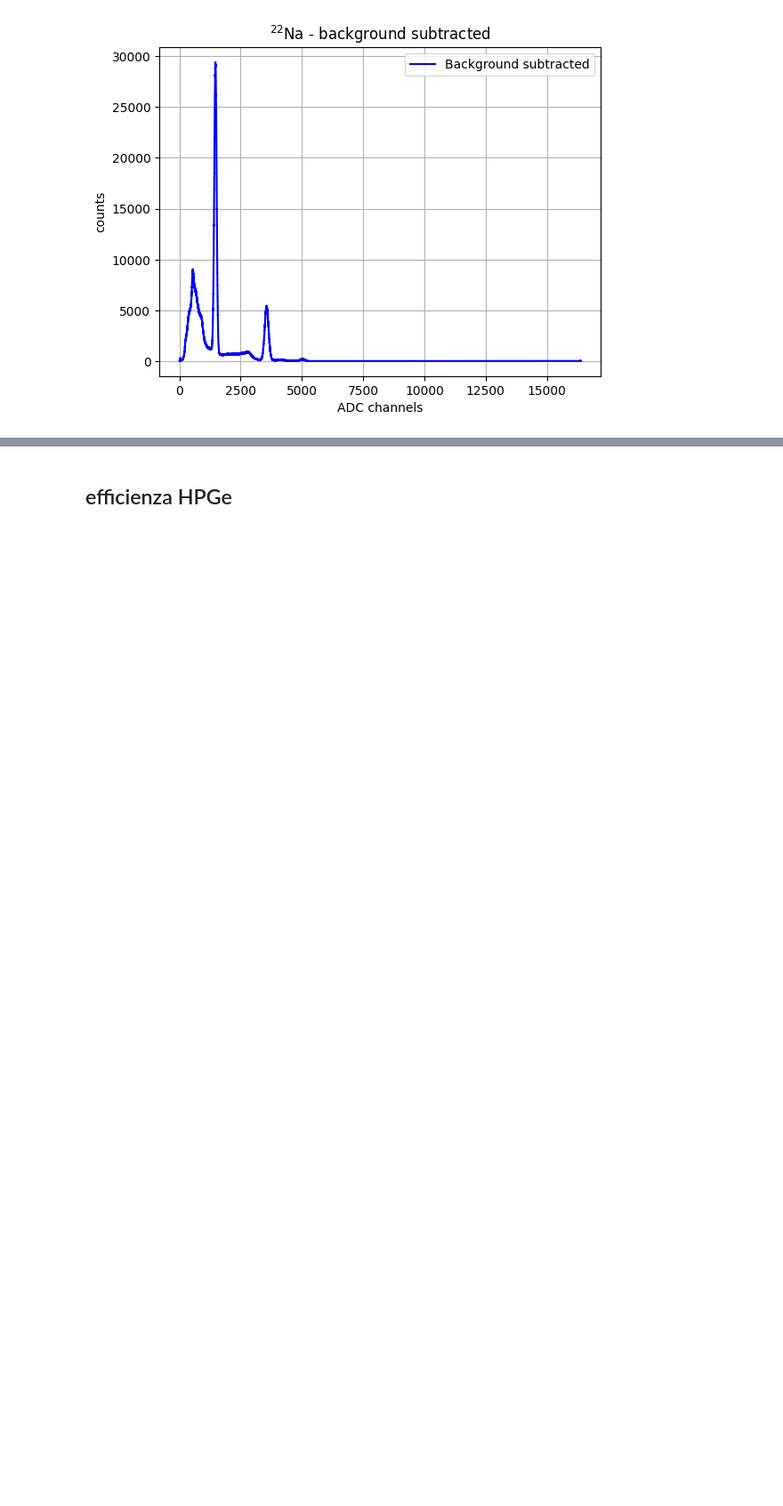
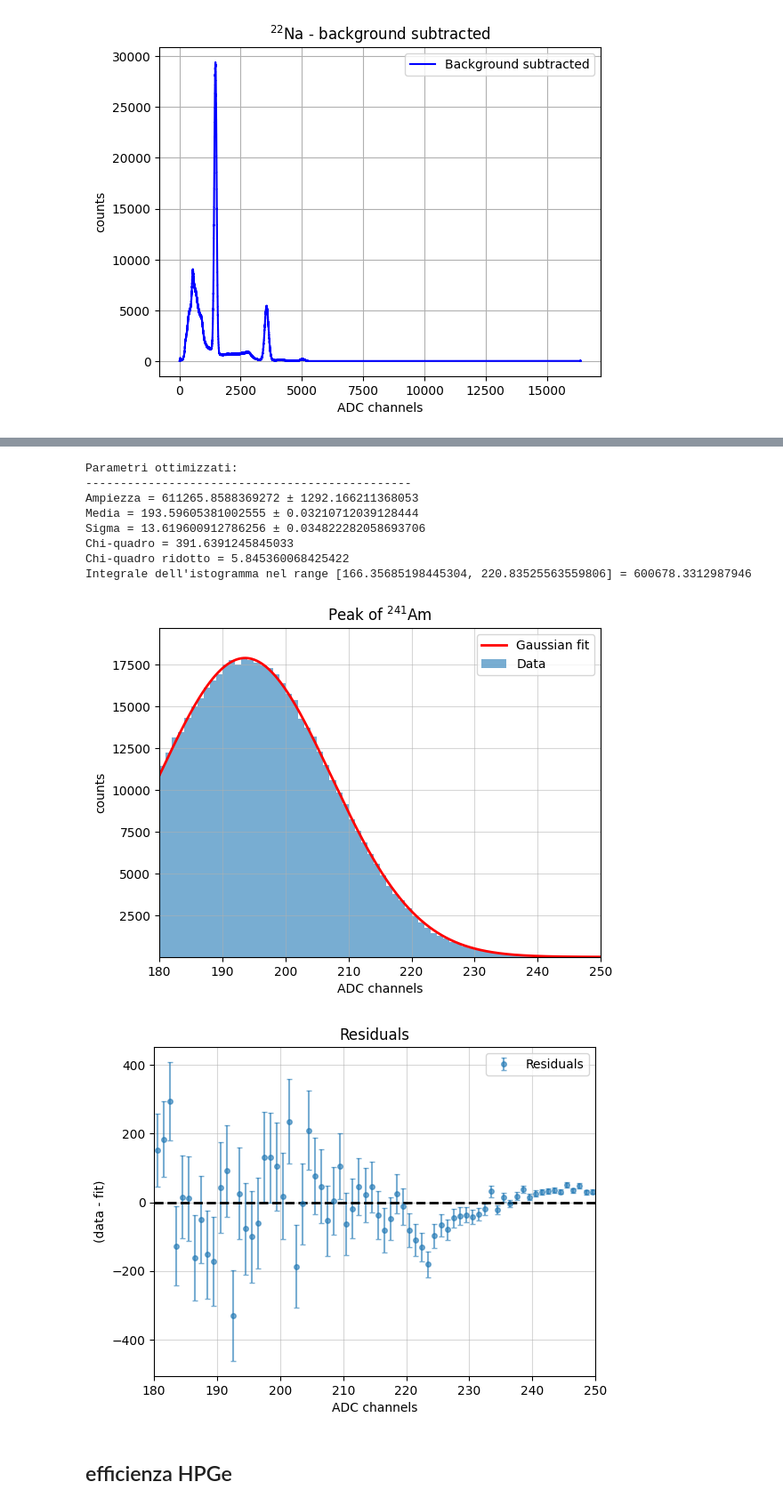
Before and after one commit to b3n3d3tt4/gamma, a Jupyter notebook: analisi.ipynb, the cells around one changed output, grey strips where cells are left out. Shown at 89% size. Cells and saved outputs as stored; diff of their text form; code cells hidden in the pictures; blank space fills up the shorter version.

```diff
--- a/analisi.ipynb
+++ b/analisi.ipynb
@@ -157,3 +174,16 @@ Integrale dell'istogramma nel range [1368.5937660449229, 1571.051792287568] = 35
+# %%
+americioch0_peak = ben.normal(bin_centers=bin_americio_ch0_corr, counts=hist_americio_ch0_corr, xlabel='ADC channels', ylabel='counts', titolo='Peak of $^{241}$Am', xmin=180, xmax=250, n=2)
+# %% [output]
+Parametri ottimizzati:
+-----------------------------------------------
+Ampiezza = 611265.8588369272 ± 1292.166211368053
+Media = 193.59605381002555 ± 0.03210712039128444
+Sigma = 13.619600912786256 ± 0.034822282058693706
+Chi-quadro = 391.6391245845033
+Chi-quadro ridotto = 5.845360068425422
+Integrale dell'istogramma nel range [166.35685198445304, 220.83525563559806] = 600678.3312987946
+[figure, added]
+[figure, added]
 # %% [markdown]
 ## efficienza HPGe
 # %%
```
Also changed, not shown: parts of 3 cells of this notebook.
